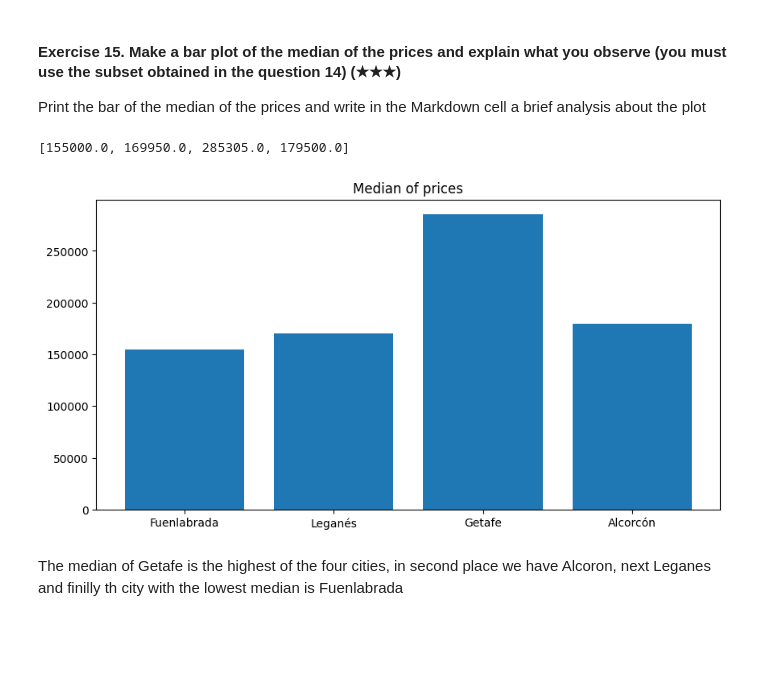
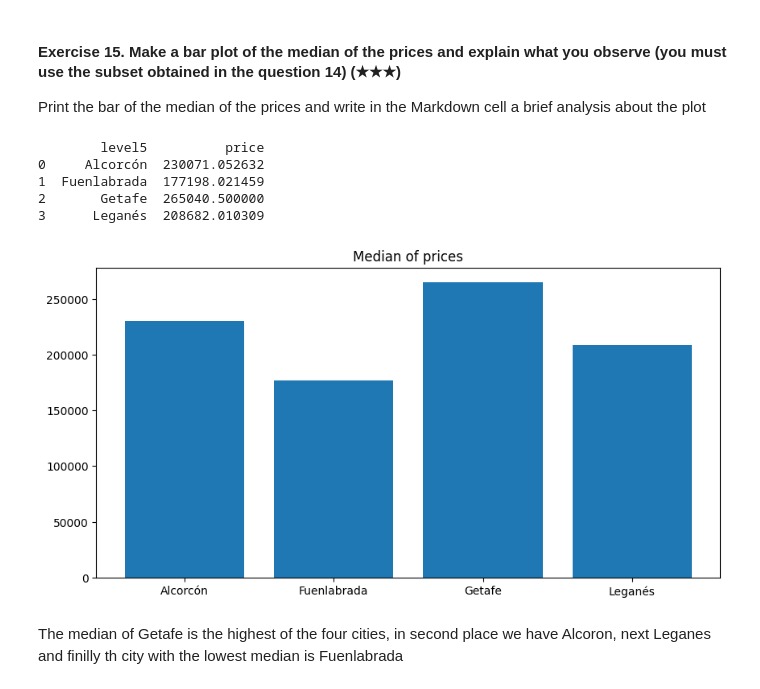
Before and after one commit to Jorgemontanez25/realestate-datacleanup-exercise, a Jupyter notebook: project.ipynb, the cells around one changed output. Drawn from its saved outputs; the diff is of its cells as text; code cells hidden in the pictures; blank space fills up the shorter version.

```diff
--- a/project.ipynb
+++ b/project.ipynb
@@ -270,24 +270,28 @@ fil_ds
 Print the bar of the median of the prices and write in the Markdown cell a brief analysis about the plot
 # %%
 # TODO: Code
-fuen=fil_ds[fil_ds['level5']=='Fuenlabrada']
-fuen_median=fuen.price.median()
-leg=fil_ds[fil_ds['level5']=='Leganés']
-leg_median=leg.price.median()
-geta=fil_ds[fil_ds['level5']=='Getafe']
-geta_median=geta.price.median()
-alco=fil_ds[fil_ds['level5']=='Alcorcón']
-alco_median=alco.price.median()
-fil_median=[fuen_median,leg_median,geta_median,alco_median]
-#fil_median=fil_ds.groupby('level5')['price'].mean().reset_index()
+#fuen=fil_ds[fil_ds['level5']=='Fuenlabrada']
+#fuen_median=fuen.price.median()
+#leg=fil_ds[fil_ds['level5']=='Leganés']
+#leg_median=leg.price.median()
+#geta=fil_ds[fil_ds['level5']=='Getafe']
+#geta_median=geta.price.median()
+#alco=fil_ds[fil_ds['level5']=='Alcorcón']
+#alco_median=alco.price.median()
+#fil_median=[fuen_median,leg_median,geta_median,alco_median]
+fil_median=fil_ds.groupby('level5')['price'].mean().reset_index() #se resetea en index porque en el filtro anterior genero 2 indices
 print(fil_median)
 plt.figure(figsize = (10, 5))
-plt.bar(fil_val, fil_median)
+plt.bar(fil_median['level5'], fil_median['price'])
 plt.title("Median of prices")
 plt.show()
 # %% [output]
-[155000.0, 169950.0, 285305.0, 179500.0]
+        level5          price
+0     Alcorcón  230071.052632
+1  Fuenlabrada  177198.021459
+2       Getafe  265040.500000
+3      Leganés  208682.010309
-[figure, old version]
+[figure, new version]
 # %% [markdown]
 The median of Getafe is the highest of the four cities, in second place we have Alcoron, next Leganes and finilly th city with the lowest median is Fuenlabrada
 # %% [markdown]
```
Also changed, not shown: parts of 15 cells of this notebook.
